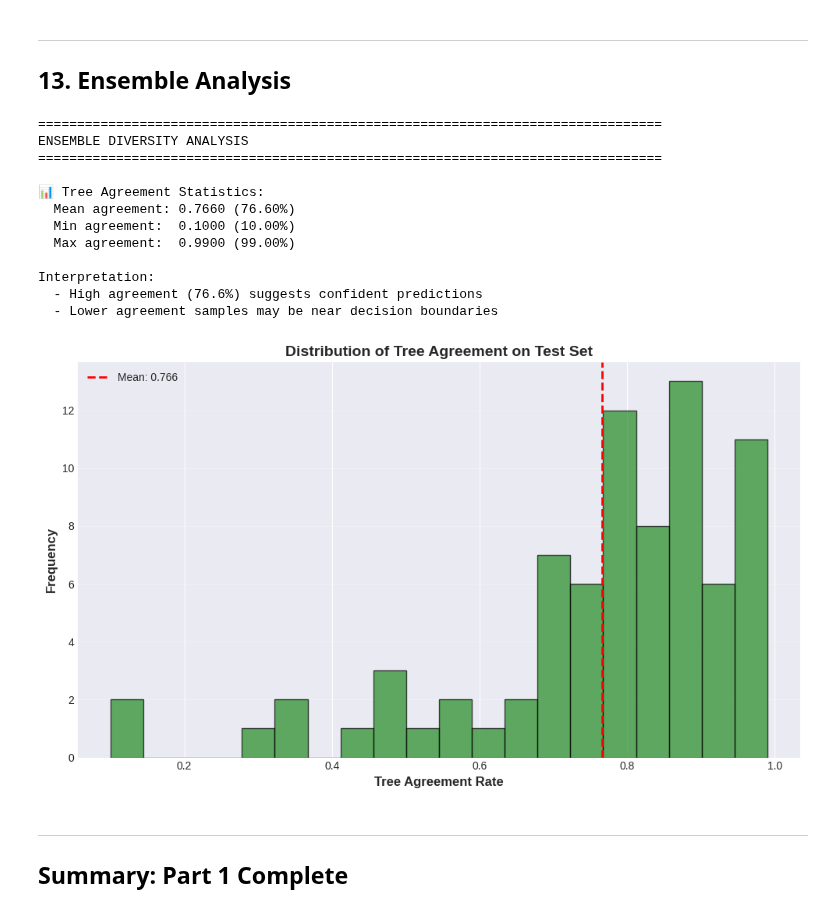
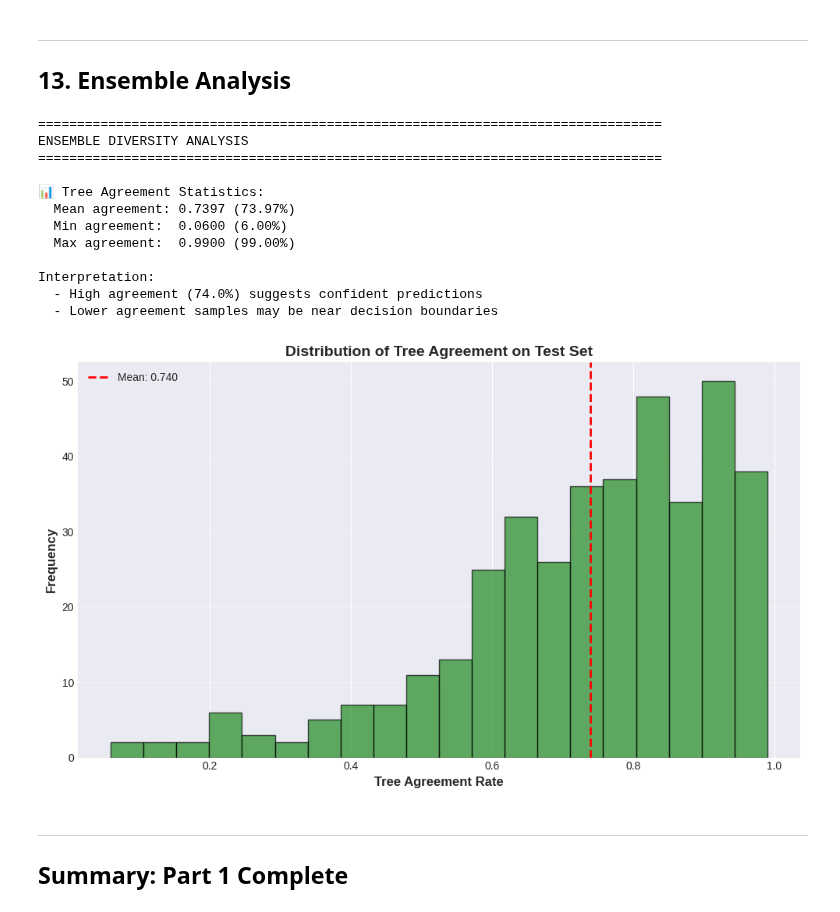
Before and after one commit to JohnnyRobs19/FYP-Hypertension-DDI-Detection, a Jupyter notebook: Random_Forest_DDI_Analysis_and_Training.ipynb, the cells around one changed output. Drawn from its saved outputs; the diff is of its cells as text; code cells hidden in the pictures.

Commit message:
Use Nested CV for Random Forest

```diff
--- a/Random_Forest_DDI_Analysis_and_Training.ipynb
+++ b/Random_Forest_DDI_Analysis_and_Training.ipynb
@@ -730,0 +787,8 @@ TRAINING RANDOM FOREST CLASSIFIER - GRIDSEARCH OPTIMIZED
+# %%
+# Generate predictions on training data (for analysis purposes only, NOT for evaluation)
+# Note: These predictions are on training data and should NOT be used to evaluate model performance
+# Use Nested CV results for performance evaluation!
+y_pred = rf_model.predict(X)
+
+print("✓ Predictions generated on training data (for feature analysis, XAI, etc.)")
+print("⚠️  These are NOT test predictions - do not use for performance evaluation!")
@@ -734,10 +801,10 @@ TRAINING RANDOM FOREST CLASSIFIER - GRIDSEARCH OPTIMIZED
 ## 8. Model Evaluation
 # %%
 # Calculate metrics
-accuracy = accuracy_score(y_test, y_pred)
-precision = precision_score(y_test, y_pred, average='macro', zero_division=0)
-recall = recall_score(y_test, y_pred, average='macro', zero_division=0)
-f1 = f1_score(y_test, y_pred, average='macro', zero_division=0)
+accuracy = accuracy_score(y, y_pred)
+precision = precision_score(y, y_pred, average='macro', zero_division=0)
+recall = recall_score(y, y_pred, average='macro', zero_division=0)
+f1 = f1_score(y, y_pred, average='macro', zero_division=0)
 
 print("="*80)
 print("PERFORMANCE METRICS")
@@ -751,8 +818,8 @@ print(f"{'F1-Score (Macro)':<20} {f1:<10.4f} {f1*100:.2f}%")
 
 print(f"\n{'='*80}")
 print(f"Overall Accuracy: {accuracy*100:.2f}%")
-print(f"Correct predictions: {(y_pred == y_test).sum()} / {len(y_test)}")
-print(f"Incorrect predictions: {(y_pred != y_test).sum()} / {len(y_test)}")
+print(f"Correct predictions: {(y_pred == y).sum()} / {len(y)}")
+print(f"Incorrect predictions: {(y_pred != y).sum()} / {len(y)}")
 print(f"{'='*80}")
 # %% [output]
 ================================================================================
@@ -825,7 +892,7 @@ plt.show()
 ## 9. Confusion Matrix
 # %%
 # Generate confusion matrix
-cm = confusion_matrix(y_test, y_pred)
+cm = confusion_matrix(y, y_pred)
 
 print("="*80)
 print("CONFUSION MATRIX")
@@ -841,9 +908,9 @@ print("\n" + "="*80)
 print("SEVERITY-SPECIFIC PERFORMANCE")
 print("="*80)
 for i, severity in enumerate(target_classes):
-    mask = (y_test == i)
+    mask = (y == i)
     if mask.sum() > 0:
-        correct = (y_pred[mask] == y_test[mask]).sum()
+        correct = (y_pred[mask] == y[mask]).sum()
         total = mask.sum()
         acc = correct / total if total > 0 else 0
         status = '✓' if acc >= 0.9 else '⚠' if acc >= 0.7 else '✗'
@@ -1010,7 +1077,7 @@ print("="*80)
 print("OUT-OF-BAG (OOB) VALIDATION")
 print("="*80)
 
-rf_model_oob = RandomForestClassifier(
+rf_model_oob = RandomForestClassifier(class_weight="balanced",
     n_estimators=100,
     max_depth=10,
     min_samples_split=5,
@@ -1023,7 +1090,7 @@ rf_model_oob = RandomForestClassifier(
 )
 
 print("\nRetraining model with OOB scoring enabled...")
-rf_model_oob.fit(X_train, y_train)
+rf_model_oob.fit(X, y)
 
 print(f"\n📊 Out-of-Bag Score: {rf_model_oob.oob_score_:.4f} ({rf_model_oob.oob_score_*100:.2f}%)")
 print("\nInterpretation:")
@@ -1032,8 +1099,8 @@ print("  - Provides unbiased estimate without needing separate validation set")
 print("  - Similar to cross-validation but computationally cheaper")
 
 # Compare with test accuracy
-y_pred_oob = rf_model_oob.predict(X_test)
-test_accuracy_oob = accuracy_score(y_test, y_pred_oob)
+y_pred_oob = rf_model_oob.predict(X)
+test_accuracy_oob = accuracy_score(y, y_pred_oob)
 
 print(f"\nComparison:")
 print(f"  OOB Score:       {rf_model_oob.oob_score_:.4f} ({rf_model_oob.oob_score_*100:.2f}%)")
@@ -1133,11 +1264,11 @@ print("ENSEMBLE DIVERSITY ANALYSIS")
 print("="*80)
 
 # Analyze individual tree predictions on test set
-individual_predictions = np.array([tree.predict(X_test) for tree in rf_model.estimators_])
+individual_predictions = np.array([tree.predict(X) for tree in rf_model.estimators_])
 
 # Calculate agreement rate
 agreement_rate = []
-for i in range(len(X_test)):
+for i in range(X.shape[0]):
     # Get predictions from all trees for sample i
     sample_predictions = individual_predictions[:, i]
     # Calculate what % of trees agree with majority vote
@@ -1150,37 +1281,37 @@ agreement_rate = np.array(agreement_rate)
 print(f"\n📊 Tree Agreement Statistics:")
 print(f"  Mean agreement: {agreement_rate.mean():.4f} ({agreement_rate.mean()*100:.2f}%)")
 print(f"  Min agreement:  {agreement_rate.min():.4f} ({agreement_rate.min()*100:.2f}%)")
 print(f"  Max agreement:  {agreement_rate.max():.4f} ({agreement_rate.max()*100:.2f}%)")
 print(f"\nInterpretation:")
 print(f"  - High agreement ({agreement_rate.mean()*100:.1f}%) suggests confident predictions")
 print(f"  - Lower agreement samples may be near decision boundaries")
 
 # Visualize agreement distribution
 fig, ax = plt.subplots(figsize=(10, 6))
 ax.hist(agreement_rate, bins=20, color='forestgreen', edgecolor='black', alpha=0.7)
 ax.axvline(agreement_rate.mean(), color='red', linestyle='--', linewidth=2,
            label=f'Mean: {agreement_rate.mean():.3f}')
 ax.set_xlabel('Tree Agreement Rate', fontsize=12, fontweight='bold')
 ax.set_ylabel('Frequency', fontsize=12, fontweight='bold')
 ax.set_title('Distribution of Tree Agreement on Test Set', fontsize=14, fontweight='bold')
 ax.legend()
 ax.grid(axis='y', alpha=0.3)
 plt.tight_layout()
 plt.show()
 # %% [output]
 ================================================================================
 ENSEMBLE DIVERSITY ANALYSIS
 ================================================================================
 
 📊 Tree Agreement Statistics:
-  Mean agreement: 0.7660 (76.60%)
-  Min agreement:  0.1000 (10.00%)
+  Mean agreement: 0.7397 (73.97%)
+  Min agreement:  0.0600 (6.00%)
   Max agreement:  0.9900 (99.00%)
 
 Interpretation:
-  - High agreement (76.6%) suggests confident predictions
+  - High agreement (74.0%) suggests confident predictions
   - Lower agreement samples may be near decision boundaries
-[figure, old version]
+[figure, new version]
 # %% [markdown]
 ---
 
```
Also changed, not shown: parts of 21 cells of this notebook.
